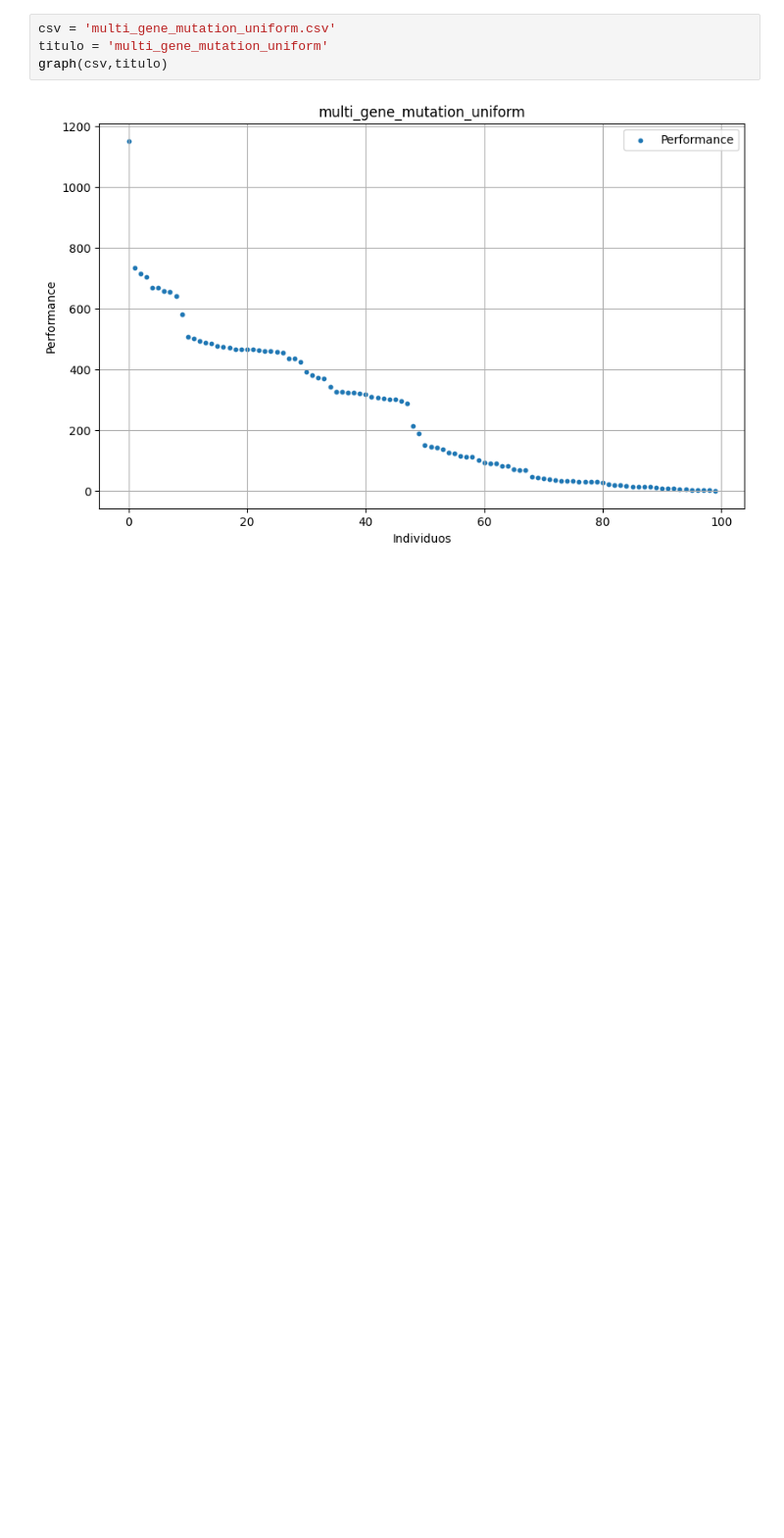
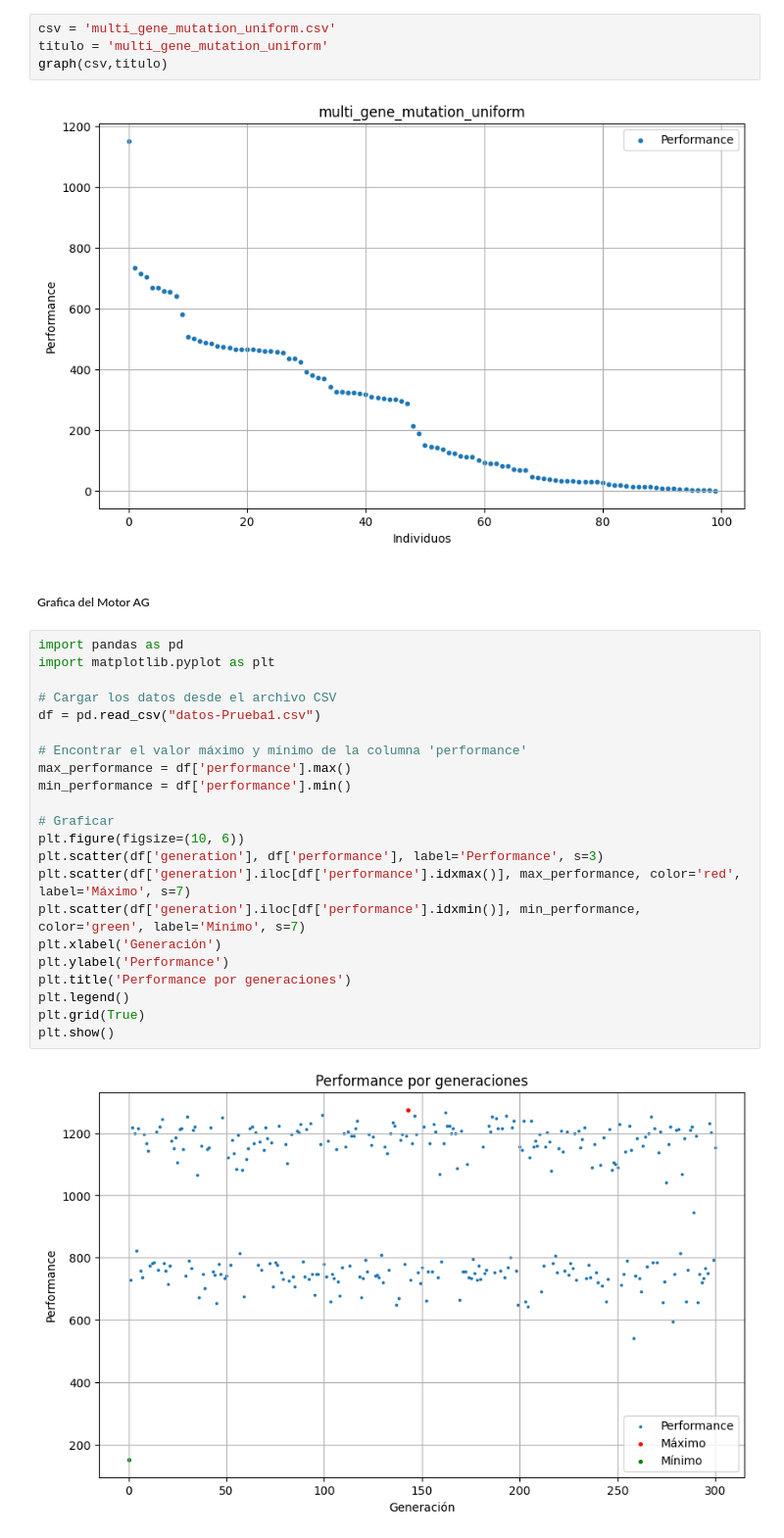
Before and after one commit to marianopm/sia-tp2, a Jupyter notebook: main-test.ipynb, the cells around one changed output. Shown at 98% size. Cells and saved outputs as stored; diff of their text form; blank space fills up the shorter version.

```diff
--- a/main-test.ipynb
+++ b/main-test.ipynb
@@ -850,3 +879,29 @@ titulo = 'multi_gene_mutation_uniform'
 graph(csv,titulo)
 # %% [output]
 [figure]
+# %% [markdown]
+##### Grafica del Motor AG
+# %%
+import pandas as pd
+import matplotlib.pyplot as plt
+
+# Cargar los datos desde el archivo CSV
+df = pd.read_csv("datos-Prueba1.csv")
+
+# Encontrar el valor máximo y mínimo de la columna 'performance'
+max_performance = df['performance'].max()
+min_performance = df['performance'].min()
+
+# Graficar
+plt.figure(figsize=(10, 6))
+plt.scatter(df['generation'], df['performance'], label='Performance', s=3)
+plt.scatter(df['generation'].iloc[df['performance'].idxmax()], max_performance, color='red', label='Máximo', s=7)
+plt.scatter(df['generation'].iloc[df['performance'].idxmin()], min_performance, color='green', label='Mínimo', s=7)
+plt.xlabel('Generación')
+plt.ylabel('Performance')
+plt.title('Performance por generaciones')
+plt.legend()
+plt.grid(True)
+plt.show()
+# %% [output]
+[figure, added]
```
Also changed, not shown: parts of 1 cell of this notebook, 6 other files.
